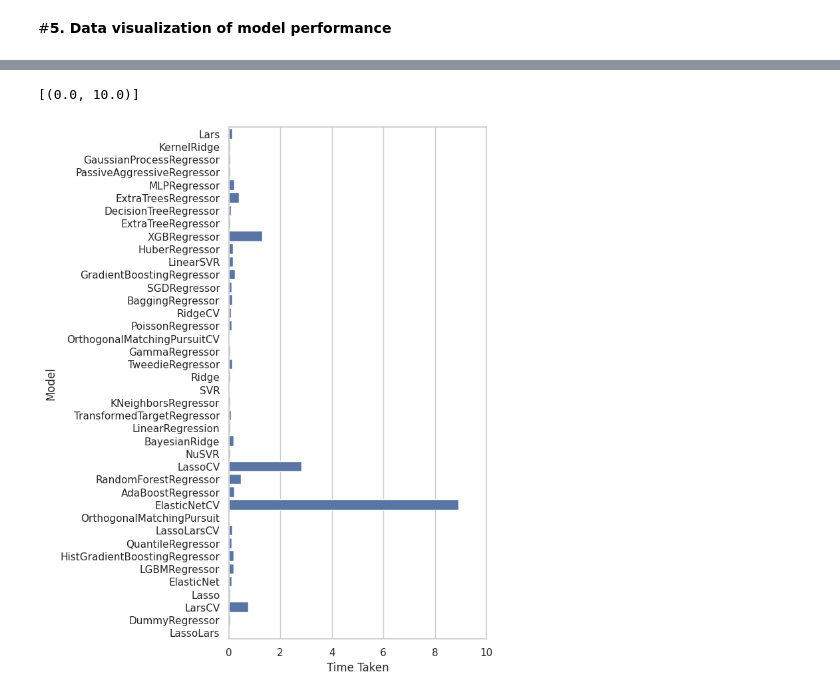
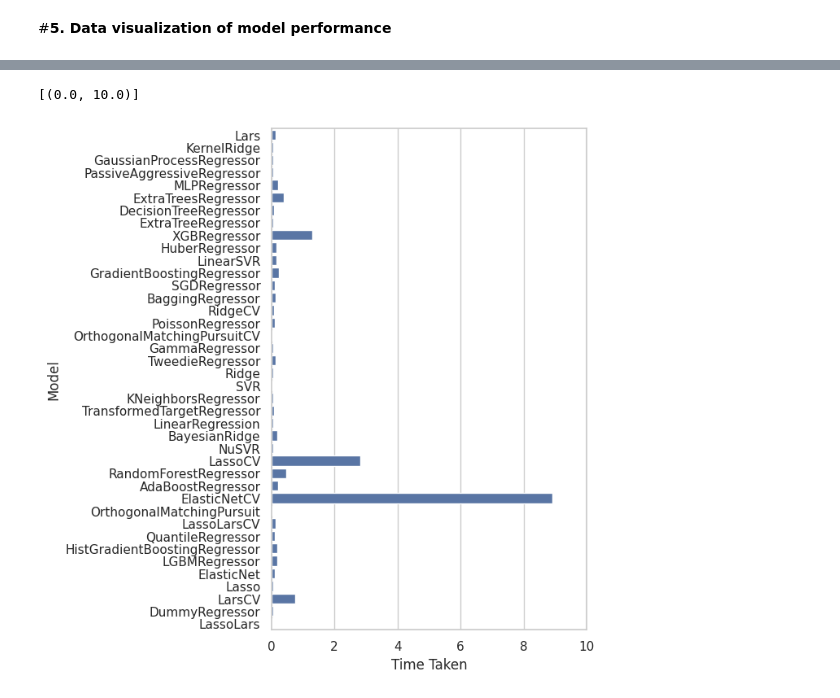
Before and after one commit to Ghaidahazaa/Investigating-Compounds-Targeting-nAChR-, a Jupyter notebook: ML_for_Neuronal_acetylcholine_Compare_Regressors.ipynb, the cells around one changed output, grey strips where cells are left out. Drawn from its saved outputs; the diff is of its cells as text; code cells hidden in the pictures.

```diff
--- a/ML_for_Neuronal_acetylcholine_Compare_Regressors.ipynb
+++ b/ML_for_Neuronal_acetylcholine_Compare_Regressors.ipynb
@@ -162,13 +162,13 @@ ax.set(xlim=(0, 10))
 # %%
 
 # Bar plot of calculation time
 import matplotlib.pyplot as plt
 import seaborn as sns
 
-plt.figure(figsize=(5, 10))
+plt.figure(figsize=(5, 8))
 sns.set_theme(style="whitegrid")
 ax = sns.barplot(y=train.index, x="Time Taken", data=train)
 ax.set(xlim=(0, 10))
 # %% [output]
 [(0.0, 10.0)]
-[figure, old version]
+[figure, new version]
```
Also changed, not shown: parts of 2 cells of this notebook.
